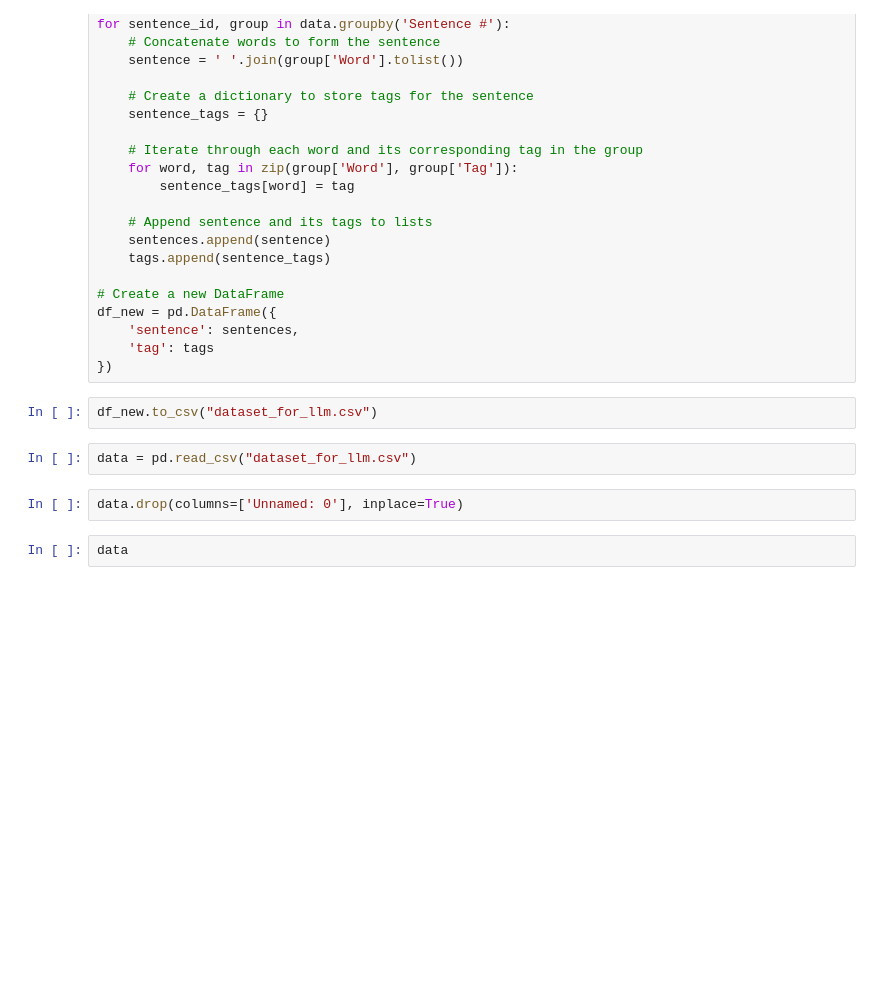
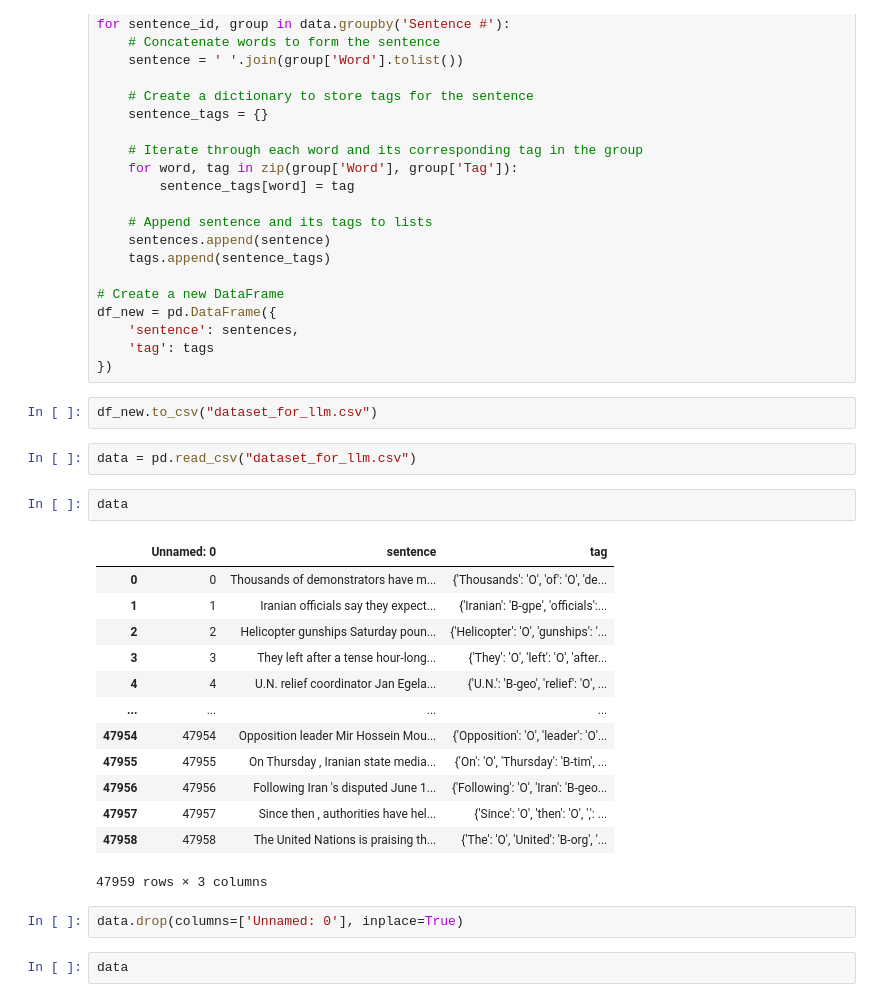
Before and after one commit to rahulbhoyar1995/NER-Case-Study, a Jupyter notebook: ner_analysis.ipynb, the cells around one changed output. Cells and saved outputs as stored; diff of their text form; blank space fills up the shorter version.

```diff
--- a/ner_analysis.ipynb
+++ b/ner_analysis.ipynb
@@ -1208,6 +1239,22 @@ df_new = pd.DataFrame({
 df_new.to_csv("dataset_for_llm.csv")
 # %%
 data = pd.read_csv("dataset_for_llm.csv")
+# %%
+data
+# %% [output]
+|  | Unnamed: 0 | sentence | tag |
+| 0 | 0 | Thousands of demonstrators have m... | {'Thousands': 'O', 'of': 'O', 'de... |
+| 1 | 1 | Iranian officials say they expect... | {'Iranian': 'B-gpe', 'officials':... |
+| 2 | 2 | Helicopter gunships Saturday poun... | {'Helicopter': 'O', 'gunships': '... |
+| 3 | 3 | They left after a tense hour-long... | {'They': 'O', 'left': 'O', 'after... |
+| 4 | 4 | U.N. relief coordinator Jan Egela... | {'U.N.': 'B-geo', 'relief': 'O', ... |
+| ... | ... | ... | ... |
+| 47954 | 47954 | Opposition leader Mir Hossein Mou... | {'Opposition': 'O', 'leader': 'O'... |
+| 47955 | 47955 | On Thursday , Iranian state media... | {'On': 'O', 'Thursday': 'B-tim', ... |
+| 47956 | 47956 | Following Iran 's disputed June 1... | {'Following': 'O', 'Iran': 'B-geo... |
+| 47957 | 47957 | Since then , authorities have hel... | {'Since': 'O', 'then': 'O', ',': ... |
+| 47958 | 47958 | The United Nations is praising th... | {'The': 'O', 'United': 'B-org', '... |
+47959 rows × 3 columns
 # %%
 data.drop(columns=['Unnamed: 0'], inplace=True)
 # %%
```
Also changed, not shown: parts of 25 cells of this notebook.
